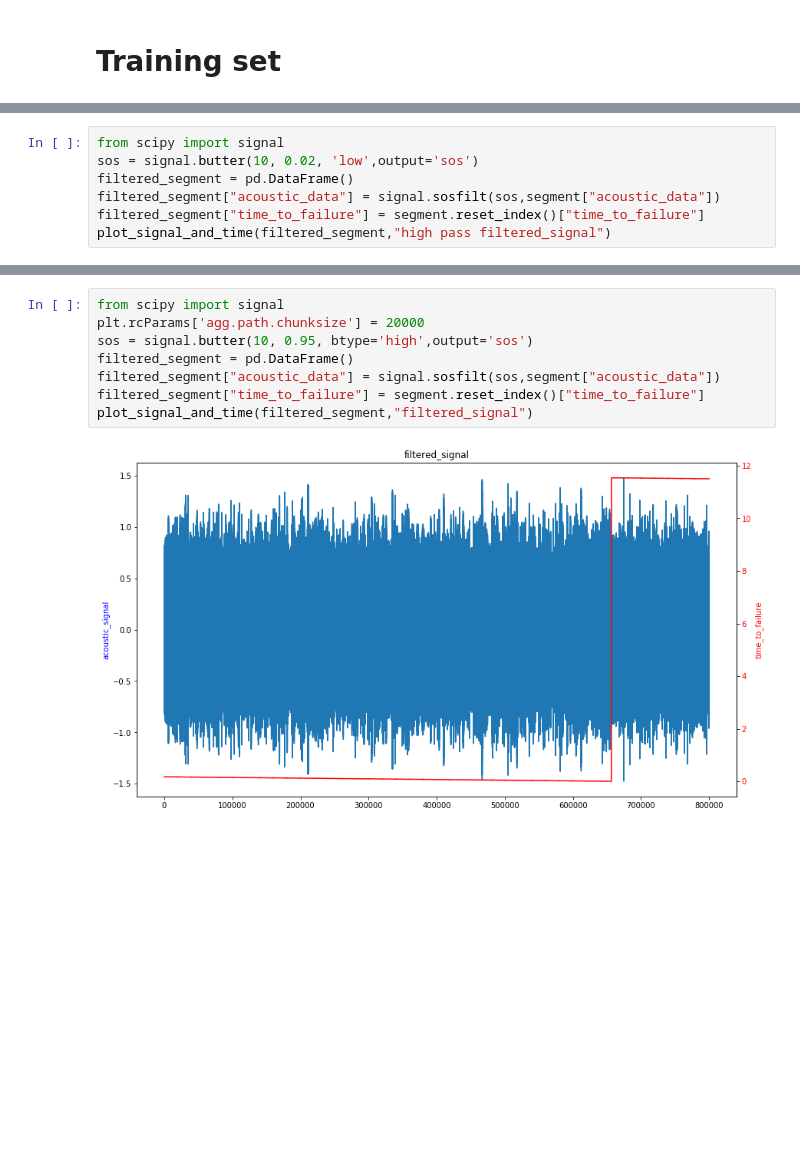
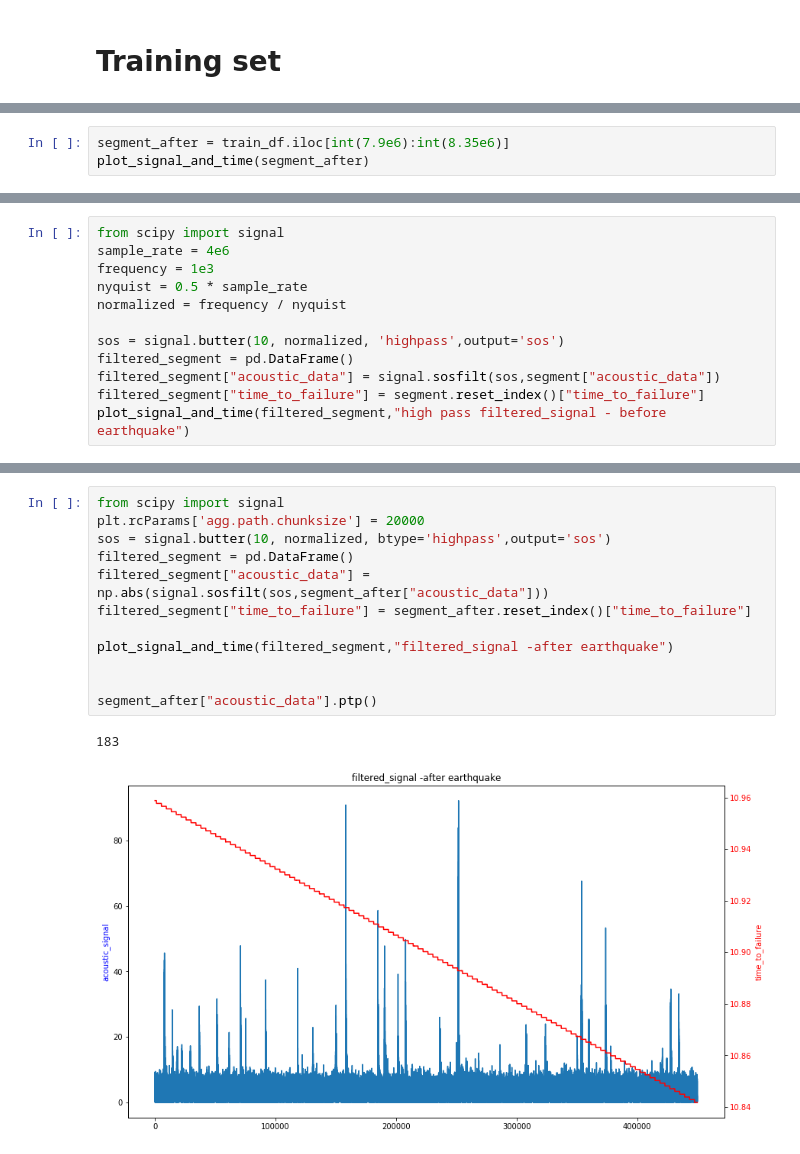
Before and after one commit to rszymani/kaggle-LANL-Earthquake-Prediction, a Jupyter notebook: EDA.ipynb, the cells around one changed output, grey strips where cells are left out. Saved outputs shown, nothing was run; the diff lists cells and outputs as text; blank space fills up the shorter version.

```diff
--- a/EDA.ipynb
+++ b/EDA.ipynb
@@ -30,0 +29,3 @@ plot_signal_and_time(part_data)
+# %%
+segment_after = train_df.iloc[int(7.9e6):int(8.35e6)]
+plot_signal_and_time(segment_after)
@@ -49,8 +47,13 @@ plot_signal_and_time(abs_segment,"low_pass_signal")
 # %%
 from scipy import signal
-sos = signal.butter(10, 0.02, 'low',output='sos')
+sample_rate = 4e6
+frequency = 1e3
+nyquist = 0.5 * sample_rate
+normalized = frequency / nyquist
+
+sos = signal.butter(10, normalized, 'highpass',output='sos')
 filtered_segment = pd.DataFrame()
 filtered_segment["acoustic_data"] = signal.sosfilt(sos,segment["acoustic_data"])
 filtered_segment["time_to_failure"] = segment.reset_index()["time_to_failure"]
-plot_signal_and_time(filtered_segment,"high pass filtered_signal")
+plot_signal_and_time(filtered_segment,"high pass filtered_signal - before earthquake")
 # %% [output]
@@ -58,13 +61,18 @@ plot_signal_and_time(filtered_segment,"high pass filtered_signal")
 # %%
 from scipy import signal
 plt.rcParams['agg.path.chunksize'] = 20000
-sos = signal.butter(10, 0.95, btype='high',output='sos')
+sos = signal.butter(10, normalized, btype='highpass',output='sos')
 filtered_segment = pd.DataFrame()
-filtered_segment["acoustic_data"] = signal.sosfilt(sos,segment["acoustic_data"])
-filtered_segment["time_to_failure"] = segment.reset_index()["time_to_failure"]
-plot_signal_and_time(filtered_segment,"filtered_signal")
+filtered_segment["acoustic_data"] = np.abs(signal.sosfilt(sos,segment_after["acoustic_data"]))
+filtered_segment["time_to_failure"] = segment_after.reset_index()["time_to_failure"]
+
+plot_signal_and_time(filtered_segment,"filtered_signal -after earthquake")
+
+
+segment_after["acoustic_data"].ptp()
 # %% [output]
+183
-[figure, old version]
+[figure, new version]
 # %%
 from scipy.fftpack import fft
 ax,fig = plt.subplots(figsize=(14,6))
```
Also changed, not shown: parts of 14 cells of this notebook, 2 other files.
